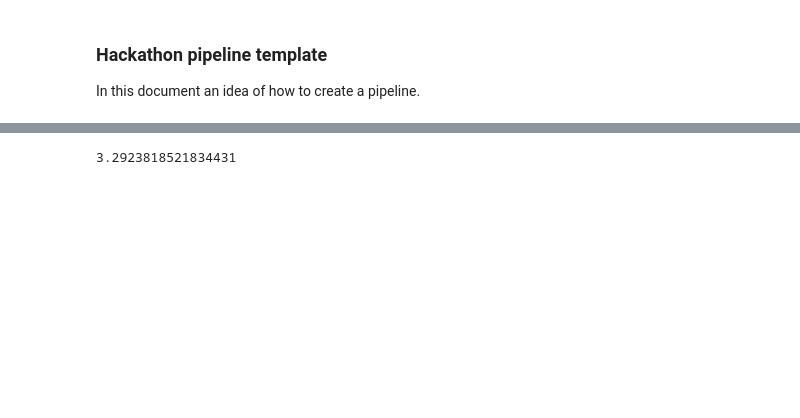
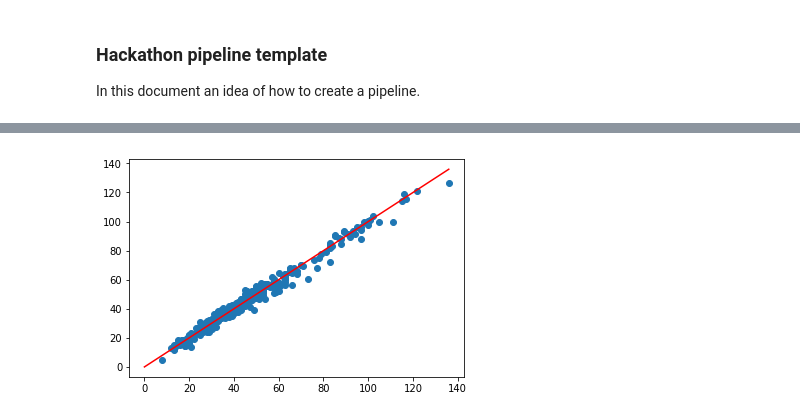
Before and after one commit to Rijkintveld/hackathon_bdr, a Jupyter notebook: pipeline_KNMI.ipynb, the cells around one changed output, grey strips where cells are left out. Cells and saved outputs as stored; diff of their text form; code cells hidden in the pictures; blank space fills up the shorter version.

```diff
--- a/pipeline_KNMI.ipynb
+++ b/pipeline_KNMI.ipynb
@@ -155,8 +246,16 @@ evaluation_values.groupby(['model', 'transformation']).agg('mean').drop('fold',
 # %%
 # apply to test set
 estimator = build_pipeline('lr', 'none', model_dict, trans_dict)
 estimator.fit(train.drop(y_variable, 1), train[y_variable])
 y_pred = estimator.predict(test.drop(y_variable, 1))
 mae(test[y_variable],y_pred)
+
+#print(list(test[y_variable]))
+#print(y_pred)
+
+plt.scatter(list(test[y_variable]),y_pred)
+plt.plot([0,max(list(test[y_variable]))],[0,max(list(test[y_variable]))], c='red')
+
+plt.show()
 # %% [output]
-3.2923818521834431
+[figure, added]
```
Also changed, not shown: parts of 9 cells of this notebook, 1 other file.
